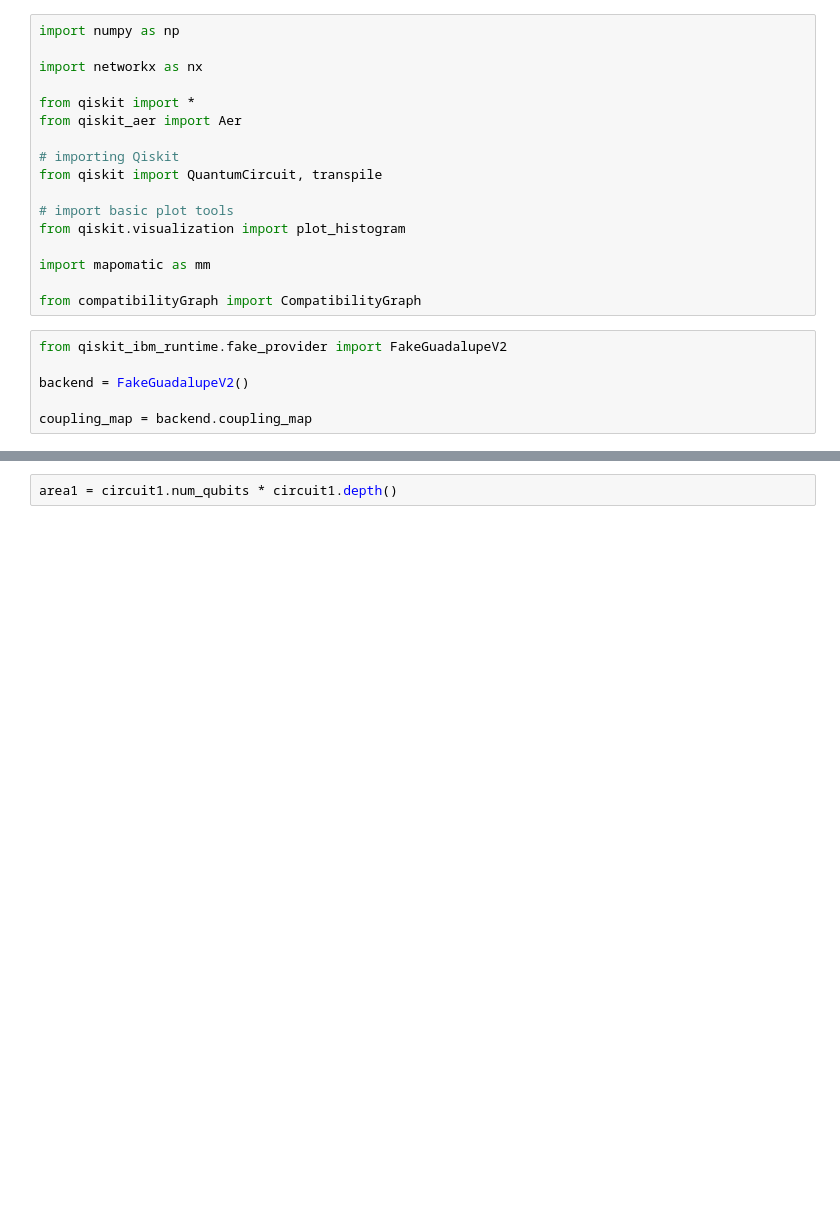
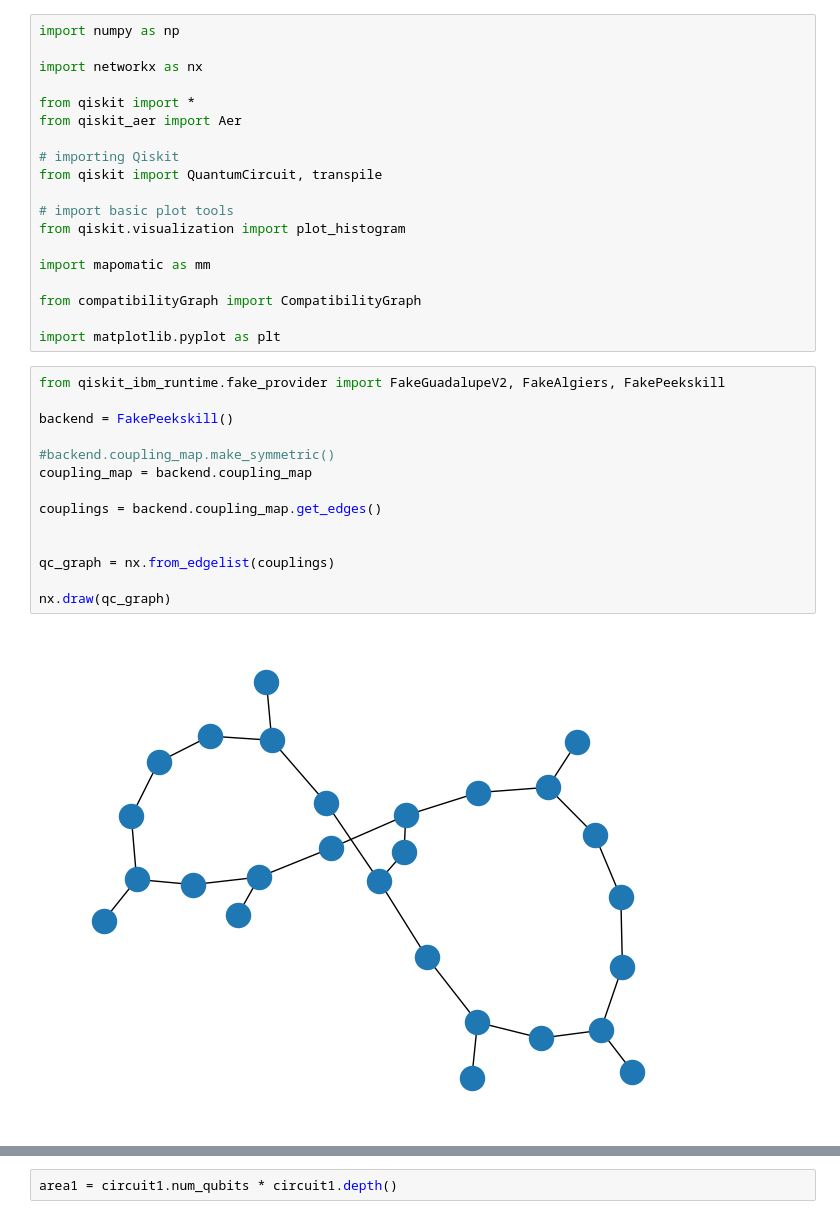
Before and after one commit to Giorgio-Miani/quantum-swap-optimizer, a Jupyter notebook: src/comp_graph_testing.ipynb, the cells around one changed output, grey strips where cells are left out. Cells and saved outputs as stored; diff of their text form; blank space fills up the shorter version.

```diff
--- a/src/comp_graph_testing.ipynb
+++ b/src/comp_graph_testing.ipynb
@@ -15,12 +15,24 @@ from qiskit.visualization import plot_histogram
 import mapomatic as mm
 
 from compatibilityGraph import CompatibilityGraph
+
+import matplotlib.pyplot as plt
 # %%
-from qiskit_ibm_runtime.fake_provider import FakeGuadalupeV2
+from qiskit_ibm_runtime.fake_provider import FakeGuadalupeV2, FakeAlgiers, FakePeekskill
 
-backend = FakeGuadalupeV2()
+backend = FakePeekskill()
 
+#backend.coupling_map.make_symmetric()
 coupling_map = backend.coupling_map
+
+couplings = backend.coupling_map.get_edges()
+
+
+qc_graph = nx.from_edgelist(couplings)
+
+nx.draw(qc_graph)
+# %% [output]
+[figure, added]
 # %%
 circuit1 = QuantumCircuit(3)
 # Add a H gate on qubit $q_{0}$, putting this qubit in superposition.
```
Also changed, not shown: parts of 13 cells of this notebook.
